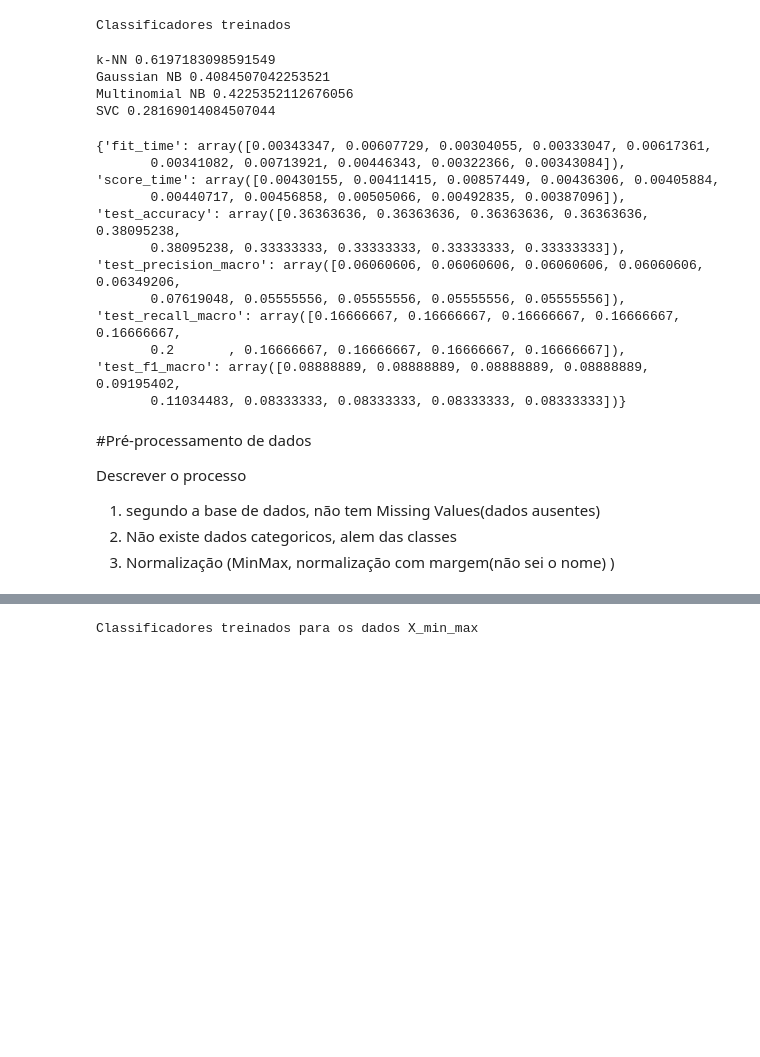
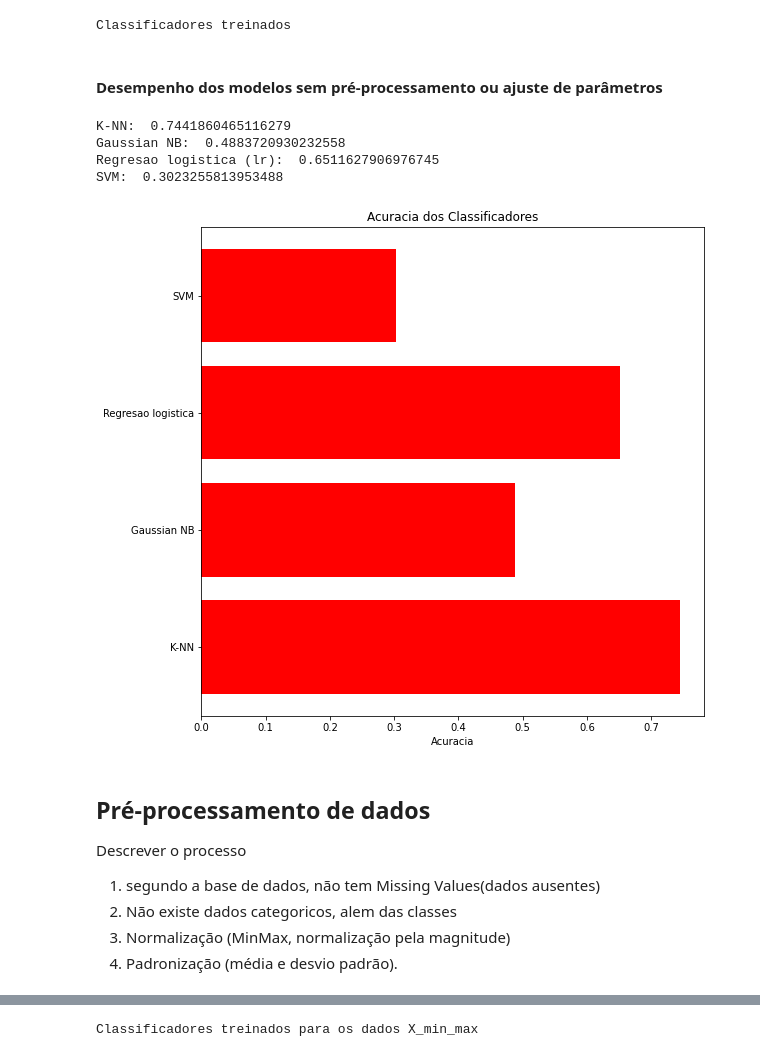
Before and after one commit to HeriklesVinicyus/Missao-05-SVM, a Jupyter notebook: Missao_05_svm.ipynb, the cells around one changed output, grey strips where cells are left out. Cells and saved outputs as stored; diff of their text form; code cells hidden in the pictures; blank space fills up the shorter version.

Commit message:
add graficos e outros classificadores

```diff
--- a/Missao_05_svm.ipynb
+++ b/Missao_05_svm.ipynb
@@ -80,7 +153,11 @@ max     16.190000    3.150000    0.510000       7.000000
 # %%
-#X = pd.DataFrame(pre.normalize(df.iloc[:, 0:9], norm='l2'), columns=id_col[1:10])
+"""
+Separadando as feature das classes da base de dados
+"""
+#feature
 X = df.iloc[:, 0:9].values
+#classes
 y = df.iloc[:, -1].values
 
 #separação da base em Treinamento × Teste
-X_train, X_test, y_train, y_test = train_test_split(X, y, test_size=0.33, random_state=415)
+X_train, X_test, y_train, y_test = train_test_split(X, y, test_size=0.2, random_state=415)
@@ -89,53 +186,53 @@ X_train, X_test, y_train, y_test = train_test_split(X, y, test_size=0.33, random
 clf = svm.SVC()
 knn = KNeighborsClassifier()
 gnb = GaussianNB()
-mnb = MultinomialNB()
+reg = LogisticRegression()
 
 #Colocar um nome
 clf.fit(X_train, y_train)
 knn.fit(X_train, y_train)
-mnb.fit(X_train, y_train)
 gnb.fit(X_train, y_train)
+reg.fit(X_train, y_train)
 print('Classificadores treinados')
 # %% [output]
 Classificadores treinados
+# %% [markdown]
+#### Desempenho dos modelos sem pré-processamento ou ajuste de parâmetros
 # %%
 #Colocar um nome aqui
 y_svm = clf.predict(X_test)
 y_knn = knn.predict(X_test)
-y_mnb = mnb.predict(X_test)
 y_gnb = gnb.predict(X_test)
+y_reg = reg.predict(X_test)
 
 #Acuracias dos modelos sem pre-processamento
-print('k-NN', accuracy_score(y_test, y_knn))
-print('Gaussian NB', accuracy_score(y_test, y_gnb))
-print('Multinomial NB', accuracy_score(y_test, y_mnb))
-print('SVC', accuracy_score(y_test, y_svm))
+print('K-NN: ', accuracy_score(y_test, y_knn))
+print('Gaussian NB: ', accuracy_score(y_test, y_gnb))
+print('Regresao logistica (lr): ', accuracy_score(y_test, y_reg))
+print('SVM: ', accuracy_score(y_test, y_svm))
 # %% [output]
-k-NN 0.6197183098591549
-Gaussian NB 0.4084507042253521
-Multinomial NB 0.4225352112676056
-SVC 0.28169014084507044
+K-NN:  0.7441860465116279
+Gaussian NB:  0.4883720930232558
+Regresao logistica (lr):  0.6511627906976745
+SVM:  0.3023255813953488
-# %%
-#analizar melhot isso aqui
-scoring = ['accuracy','precision_macro', 'recall_macro','f1_macro']
-scores_svm = cross_validate(clf, X, y, cv=10,scoring=scoring)
-print(scores_svm)
-# %% [output]
-{'fit_time': array([0.00343347, 0.00607729, 0.00304055, 0.00333047, 0.00617361,
-       0.00341082, 0.00713921, 0.00446343, 0.00322366, 0.00343084]), 'score_time': array([0.00430155, 0.00411415, 0.00857449, 0.00436306, 0.00405884,
-       0.00440717, 0.00456858, 0.00505066, 0.00492835, 0.00387096]), 'test_accuracy': array([0.36363636, 0.36363636, 0.36363636, 0.36363636, 0.38095238,
-       0.38095238, 0.33333333, 0.33333333, 0.33333333, 0.33333333]), 'test_precision_macro': array([0.06060606, 0.06060606, 0.06060606, 0.06060606, 0.06349206,
-       0.07619048, 0.05555556, 0.05555556, 0.05555556, 0.05555556]), 'test_recall_macro': array([0.16666667, 0.16666667, 0.16666667, 0.16666667, 0.16666667,
-       0.2       , 0.16666667, 0.16666667, 0.16666667, 0.16666667]), 'test_f1_macro': array([0.08888889, 0.08888889, 0.08888889, 0.08888889, 0.09195402,
-       0.11034483, 0.08333333, 0.08333333, 0.08333333, 0.08333333])}
+# %%
+## Grafico de acuracia
+nome_classificadores = ['K-NN', 'Gaussian NB', 'Regresao logistica','SVM']
+metricas = [accuracy_score(y_test, y_knn), accuracy_score(y_test, y_gnb), accuracy_score(y_test, y_reg), accuracy_score(y_test, y_svm)]
+plt.barh(nome_classificadores, metricas, color='red')
+plt.xlabel('Acuracia')
+plt.title('Acuracia dos Classificadores')
+plt.show()
+# %% [output]
+[figure, added]
 # %% [markdown]
-#Pré-processamento de dados
+## Pré-processamento de dados
 
 Descrever o processo
 1. segundo a base de dados, não tem Missing Values(dados ausentes)
 1. Não existe dados categoricos, alem das classes
-1. Normalização (MinMax, normalização com margem(não sei o nome) )
+1. Normalização (MinMax, normalização pela magnitude)
+1. Padronização (média e desvio padrão).
 # %%
 #Dados normalizados
 X_min_max = MinMaxScaler().fit_transform(X.copy())
```
Also changed, not shown: parts of 49 cells of this notebook.
